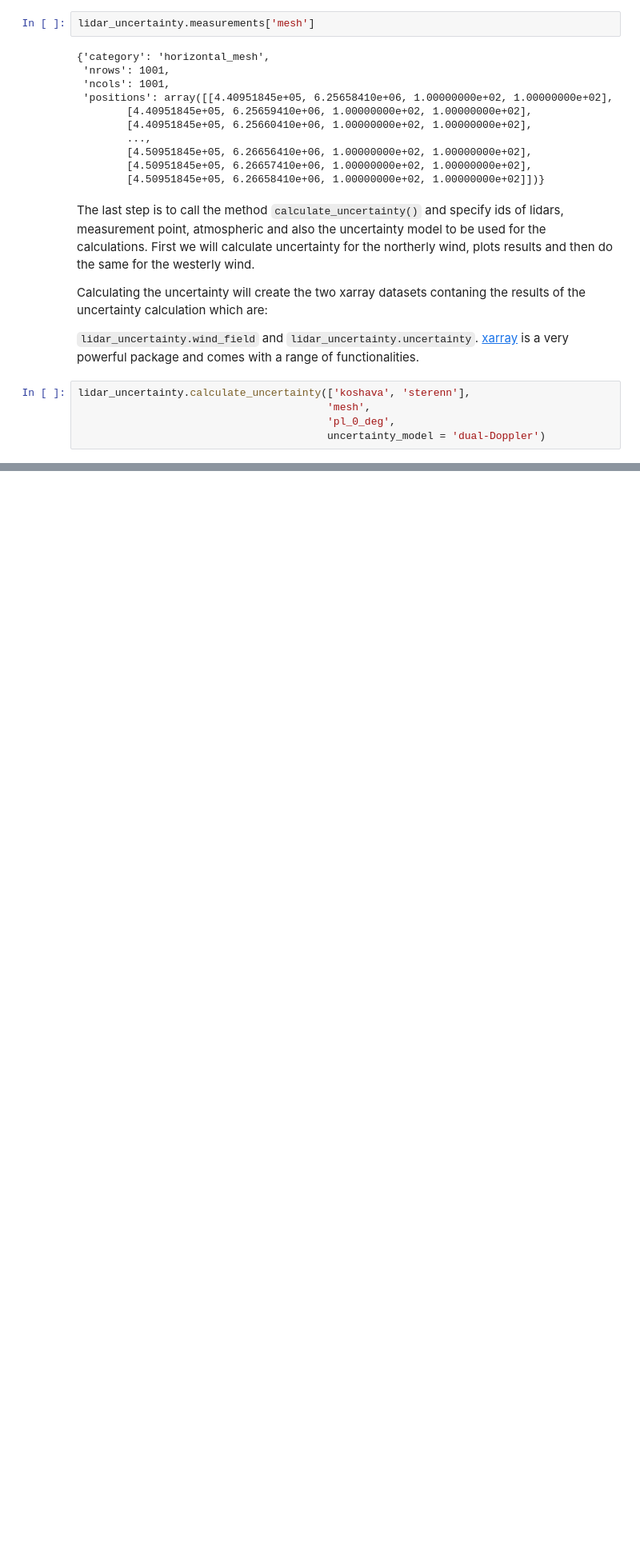
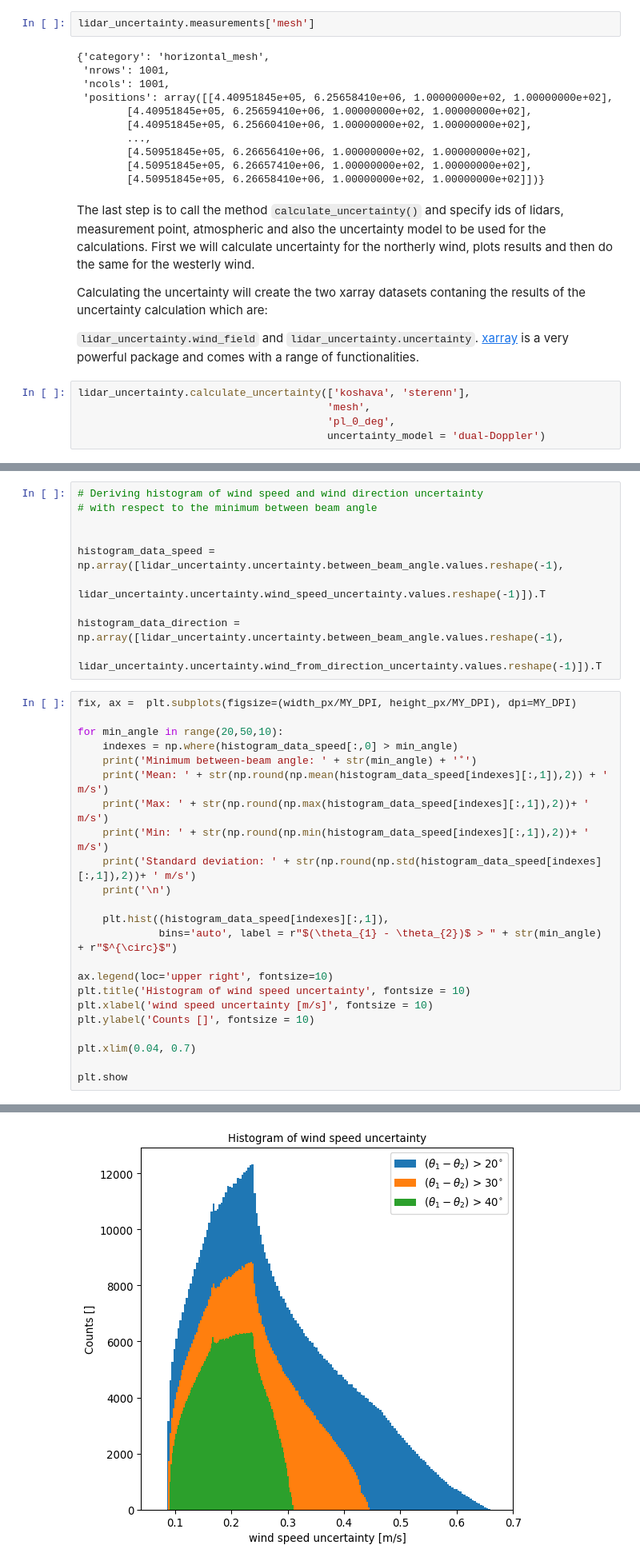
Before and after one commit to niva83/YADDUM, a Jupyter notebook: examples/example_1.ipynb, the cells around one changed output, grey strips where cells are left out. Shown: that part at 80% size. Cells and saved outputs as stored; diff of their text form; blank space fills up the shorter version.

```diff
--- a/examples/example_1.ipynb
+++ b/examples/example_1.ipynb
@@ -558,0 +485,34 @@ plt.show()
+# %%
+# Deriving histogram of wind speed and wind direction uncertainty
+# with respect to the minimum between beam angle
+
+
+histogram_data_speed = np.array([lidar_uncertainty.uncertainty.between_beam_angle.values.reshape(-1),
+                                 lidar_uncertainty.uncertainty.wind_speed_uncertainty.values.reshape(-1)]).T
+
+histogram_data_direction = np.array([lidar_uncertainty.uncertainty.between_beam_angle.values.reshape(-1),
+                                     lidar_uncertainty.uncertainty.wind_from_direction_uncertainty.values.reshape(-1)]).T
+# %%
+fix, ax =  plt.subplots(figsize=(width_px/MY_DPI, height_px/MY_DPI), dpi=MY_DPI)
+
+for min_angle in range(20,50,10):
+    indexes = np.where(histogram_data_speed[:,0] > min_angle)
+    print('Minimum between-beam angle: ' + str(min_angle) + '˚')
+    print('Mean: ' + str(np.round(np.mean(histogram_data_speed[indexes][:,1]),2)) + ' m/s')
+    print('Max: ' + str(np.round(np.max(histogram_data_speed[indexes][:,1]),2))+ ' m/s')
+    print('Min: ' + str(np.round(np.min(histogram_data_speed[indexes][:,1]),2))+ ' m/s')
+    print('Standard deviation: ' + str(np.round(np.std(histogram_data_speed[indexes][:,1]),2))+ ' m/s')
+    print('\n')
+
+    plt.hist((histogram_data_speed[indexes][:,1]),
+             bins='auto', label = r"$(\theta_{1} - \theta_{2})$ > " + str(min_angle) + r"$^{\circ}$")
+
+ax.legend(loc='upper right', fontsize=10)
+plt.title('Histogram of wind speed uncertainty', fontsize = 10)
+plt.xlabel('wind speed uncertainty [m/s]', fontsize = 10)
+plt.ylabel('Counts []', fontsize = 10)
+
+plt.xlim(0.04, 0.7)
+
+plt.show
+# %% [output]
@@ -558,0 +539 @@ plt.show()
+[figure, added]
```
Also changed, not shown: parts of 11 cells of this notebook, 3 other files.
